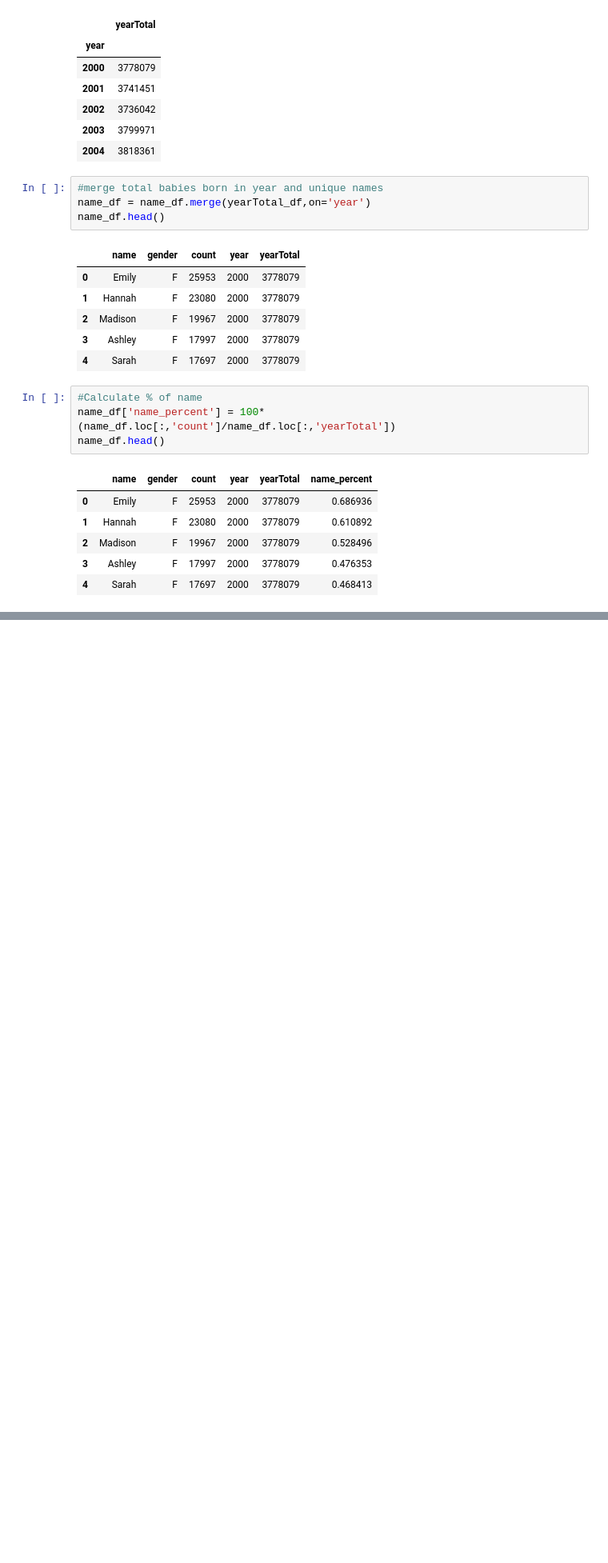
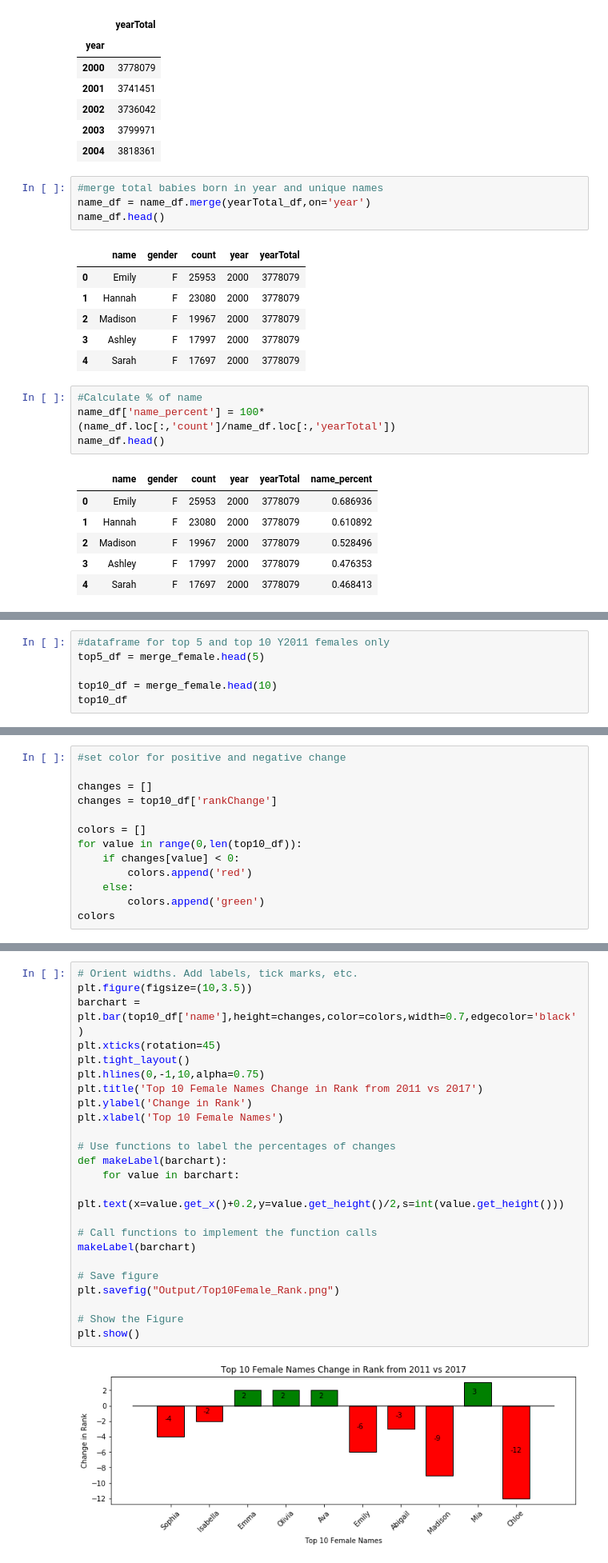
Before and after one commit to nsetnik0703/nightwatch, a Jupyter notebook: kelly_project.ipynb, the cells around one changed output, grey strips where cells are left out. Shown at 80% size. Saved outputs shown, nothing was run; the diff lists cells and outputs as text; blank space fills up the shorter version.

```diff
--- a/kelly_project.ipynb
+++ b/kelly_project.ipynb
@@ -178,0 +145,6 @@ Text(0.5,1,'Top 5 Female Names in 2011 vs 2017')
+# %%
+#dataframe for top 5 and top 10 Y2011 females only
+top5_df = merge_female.head(5)
+
+top10_df = merge_female.head(10)
+top10_df
@@ -178,0 +163,13 @@ Text(0.5,1,'Top 5 Female Names in 2011 vs 2017')
+# %%
+#set color for positive and negative change
+
+changes = []
+changes = top10_df['rankChange']
+
+colors = []
+for value in range(0,len(top10_df)):
+    if changes[value] < 0:
+        colors.append('red')
+    else:
+        colors.append('green')
+colors
@@ -178,0 +192,26 @@ Text(0.5,1,'Top 5 Female Names in 2011 vs 2017')
+# %%
+# Orient widths. Add labels, tick marks, etc.
+plt.figure(figsize=(10,3.5))
+barchart = plt.bar(top10_df['name'],height=changes,color=colors,width=0.7,edgecolor='black')
+plt.xticks(rotation=45)
+plt.tight_layout()
+plt.hlines(0,-1,10,alpha=0.75)
+plt.title('Top 10 Female Names Change in Rank from 2011 vs 2017')
+plt.ylabel('Change in Rank')
+plt.xlabel('Top 10 Female Names')
+
+# Use functions to label the percentages of changes
+def makeLabel(barchart):
+    for value in barchart:
+        plt.text(x=value.get_x()+0.2,y=value.get_height()/2,s=int(value.get_height()))
+
+# Call functions to implement the function calls
+makeLabel(barchart)
+
+# Save figure
+plt.savefig("Output/Top10Female_Rank.png")
+
+# Show the Figure
+plt.show()
+# %% [output]
+[figure, added]
```
Also changed, not shown: parts of 16 cells of this notebook, 2 other files.
